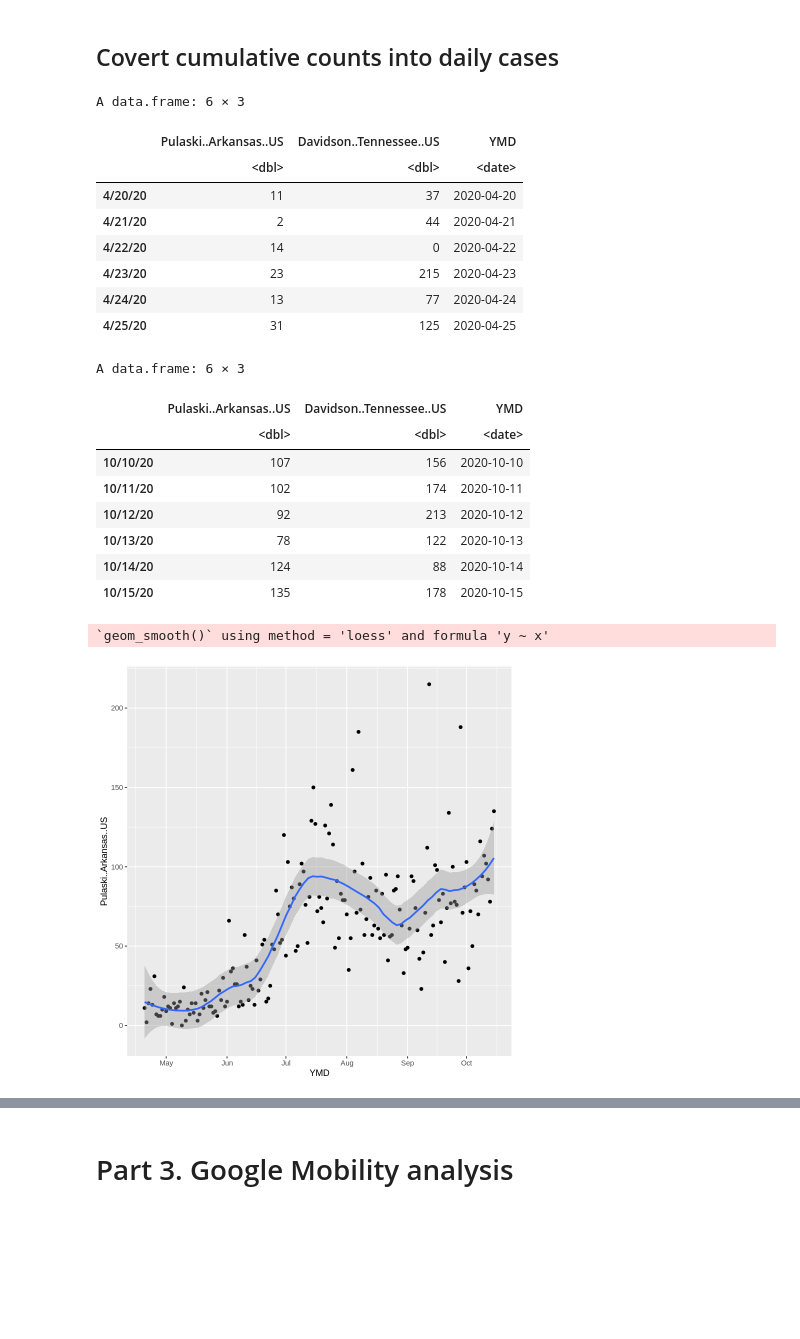
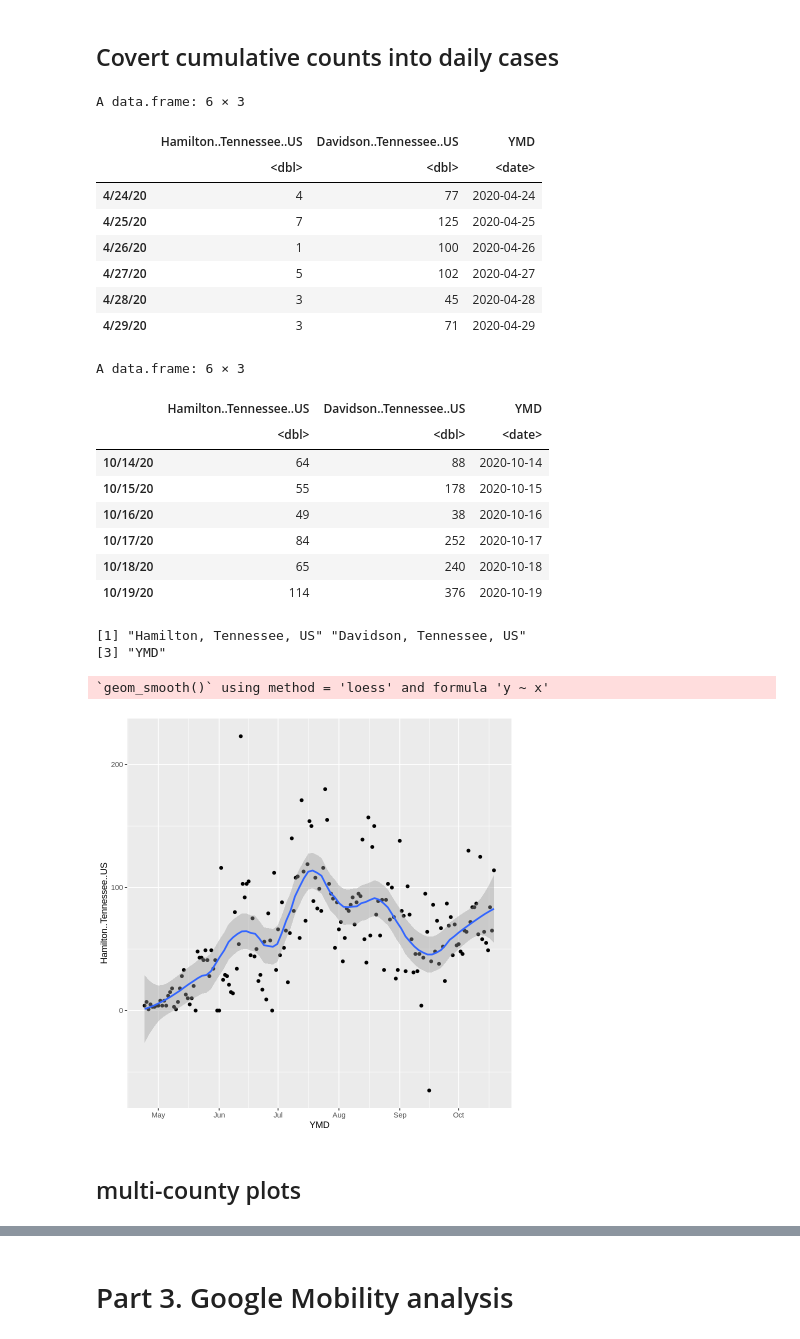
Before and after one commit to hongqin/Use-R-in-CoLab, a Jupyter notebook: Learn_R_county_Covid19.ipynb, the cells around one changed output, grey strips where cells are left out. Saved outputs shown, nothing was run; the diff lists cells and outputs as text; code cells hidden in the pictures; blank space fills up the shorter version.

```diff
--- a/Learn_R_county_Covid19.ipynb
+++ b/Learn_R_county_Covid19.ipynb
@@ -779,13 +797,20 @@ names(tb1) = tb$Combined_Key
 
 current_dates = names(tb)[12:length(tb[1,])]
 tb1$dates = mdy(current_dates)
+#head(tb1)
 
-window = 180
-tb_sub <-  tb1 %>%
-  dplyr::select ( c('Pulaski, Arkansas, US', 'Davidson, Tennessee, US', 'dates')) %>%
-  dplyr::filter( between(dates, today(tzone='EST') - window,  today(tzone ='EST')))
+mycounties = c( 'Hamilton, Tennessee, US', 'Davidson, Tennessee, US')
+
+days_window = 180  # time  window
+endday = today(tzone ='EST')
+
+tb_sub <- tb1 %>%
+  dplyr::select( all_of(mycounties), 'dates') %>%
+  dplyr::filter( between(dates, endday-ddays(days_window), endday))
+
 
 str(tb_sub)
+head(tb_sub)
 # %% [output]
 ── Column specification ────────────────────────────────────────────────────────
 cols(
@@ -811,29 +845,38 @@ tb_daily_sub$YMD = mdy(row.names(tb_daily_sub))
 head(tb_daily_sub)
 # %% [output]
 A data.frame: 6 × 3
-|  | Pulaski..Arkansas..US | Davidson..Tennessee..US | YMD |
+|  | Hamilton..Tennessee..US | Davidson..Tennessee..US | YMD |
 |  | <dbl> | <dbl> | <date> |
-| 4/20/20 | 11 | 37 | 2020-04-20 |
-| 4/21/20 | 2 | 44 | 2020-04-21 |
-| 4/22/20 | 14 | 0 | 2020-04-22 |
-| 4/23/20 | 23 | 215 | 2020-04-23 |
-| 4/24/20 | 13 | 77 | 2020-04-24 |
-| 4/25/20 | 31 | 125 | 2020-04-25 |
+| 4/24/20 | 4 | 77 | 2020-04-24 |
+| 4/25/20 | 7 | 125 | 2020-04-25 |
+| 4/26/20 | 1 | 100 | 2020-04-26 |
+| 4/27/20 | 5 | 102 | 2020-04-27 |
+| 4/28/20 | 3 | 45 | 2020-04-28 |
+| 4/29/20 | 3 | 71 | 2020-04-29 |
 # %%
 tail(tb_daily_sub)
 # %% [output]
 A data.frame: 6 × 3
-|  | Pulaski..Arkansas..US | Davidson..Tennessee..US | YMD |
+|  | Hamilton..Tennessee..US | Davidson..Tennessee..US | YMD |
 |  | <dbl> | <dbl> | <date> |
-| 10/10/20 | 107 | 156 | 2020-10-10 |
-| 10/11/20 | 102 | 174 | 2020-10-11 |
-| 10/12/20 | 92 | 213 | 2020-10-12 |
-| 10/13/20 | 78 | 122 | 2020-10-13 |
-| 10/14/20 | 124 | 88 | 2020-10-14 |
-| 10/15/20 | 135 | 178 | 2020-10-15 |
+| 10/14/20 | 64 | 88 | 2020-10-14 |
+| 10/15/20 | 55 | 178 | 2020-10-15 |
+| 10/16/20 | 49 | 38 | 2020-10-16 |
+| 10/17/20 | 84 | 252 | 2020-10-17 |
+| 10/18/20 | 65 | 240 | 2020-10-18 |
+| 10/19/20 | 114 | 376 | 2020-10-19 |
+# %%
+# add comma back to row names
+gsub( '\\.\\.', ', ', names(tb_daily_sub))
+names(tb_daily_sub) = gsub( '\\.\\.', ', ', names(tb_daily_sub))
+# %% [output]
+[1] "Hamilton, Tennessee, US" "Davidson, Tennessee, US"
+[3] "YMD"
 # %%
-myplot <- ggplot(tb_daily_sub, aes(x=YMD, y=Pulaski..Arkansas..US))
+myplot <- ggplot(tb_daily_sub, aes(x=YMD, y=Hamilton..Tennessee..US))
 myplot + geom_point() + stat_smooth(span=0.3)
 # %% [output]
 `geom_smooth()` using method = 'loess' and formula 'y ~ x'
-[figure, old version]
+[figure, new version]
+# %% [markdown]
+## multi-county plots
```
Also changed, not shown: parts of 15 cells of this notebook.
